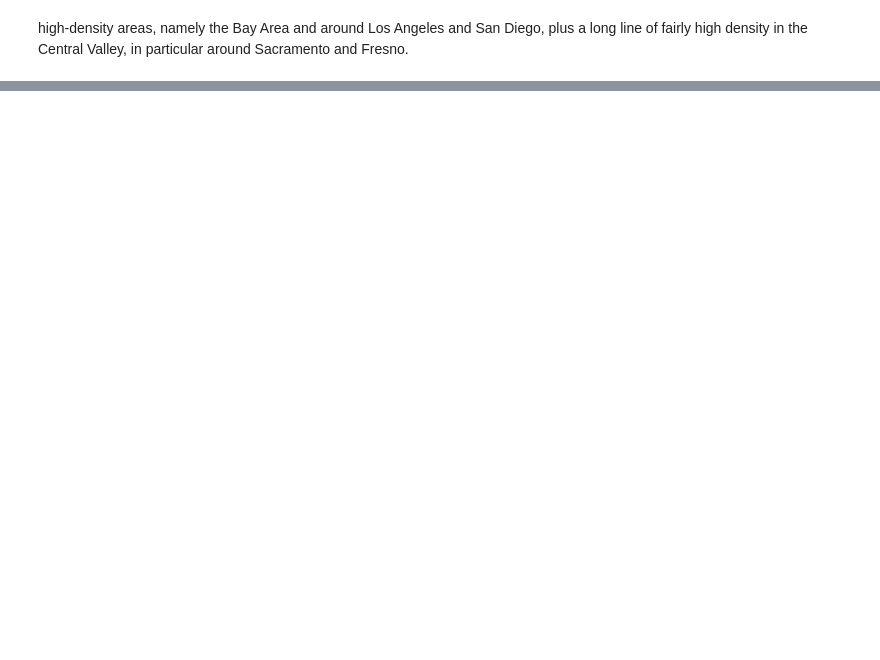
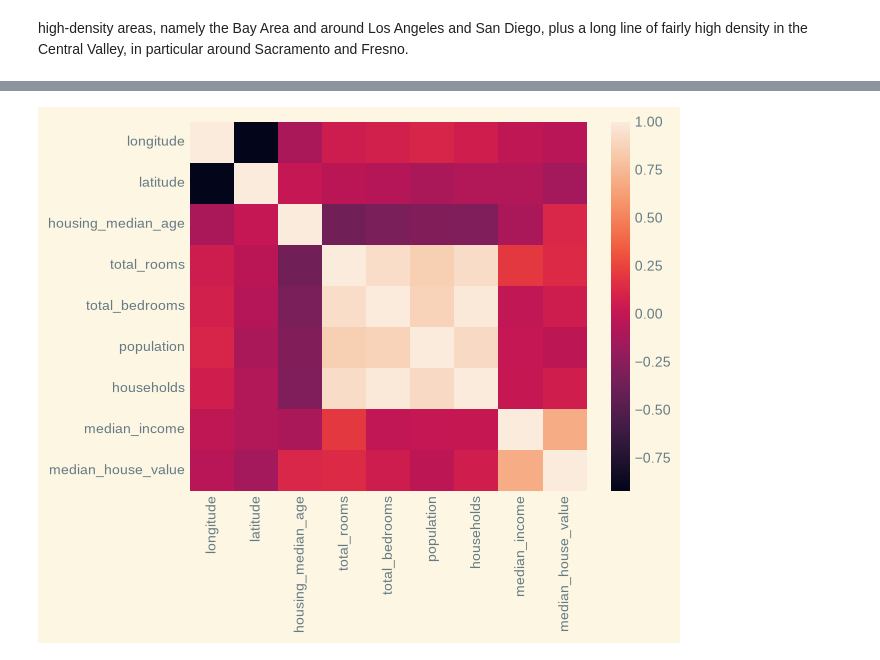
Before and after one commit to ACADEMIC-AND-PERSONAL-PROJECTS/California-Housing-Prices, a Jupyter notebook: notebooks/housing.ipynb, the cells around one changed output, grey strips where cells are left out. Cells and saved outputs as stored; diff of their text form; code cells hidden in the pictures; blank space fills up the shorter version.

```diff
--- a/notebooks/housing.ipynb
+++ b/notebooks/housing.ipynb
@@ -170,0 +173,8 @@ plt.legend();
+# %%
+# Numerical values
+num_cols = ['longitude', 'latitude', 'housing_median_age', 'total_rooms',
+       'total_bedrooms', 'population', 'households', 'median_income',
+       'median_house_value']
+
+# Correlation matrix of each columns
+corr_matrix = housing[num_cols].corr()
@@ -170,0 +194,7 @@ plt.legend();
+# %%
+import seaborn as sns
+
+# Correlation of each variable
+sns.heatmap(corr_matrix);
+# %% [output]
+[figure, added]
```
Also changed, not shown: parts of 10 cells of this notebook.
